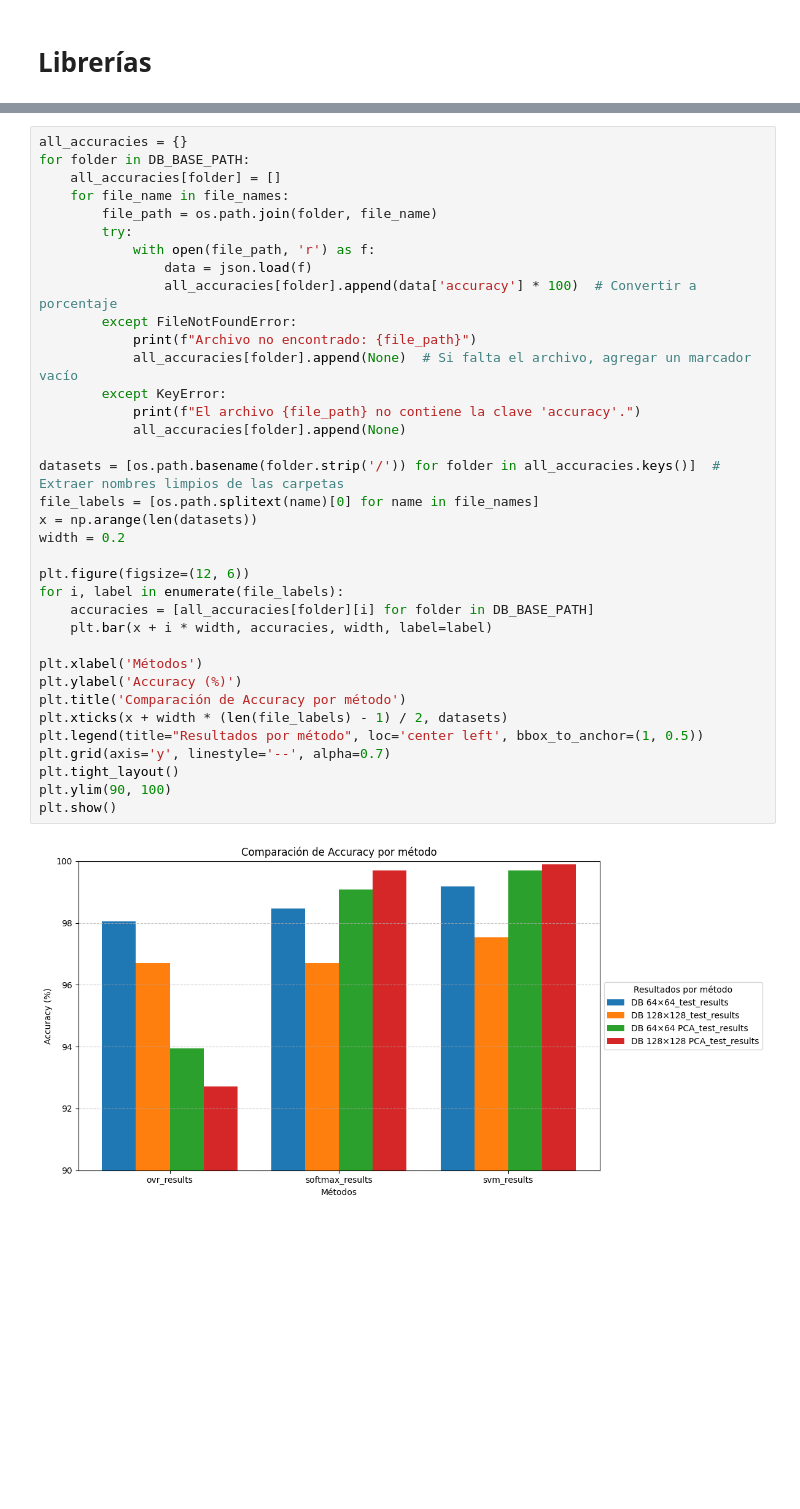
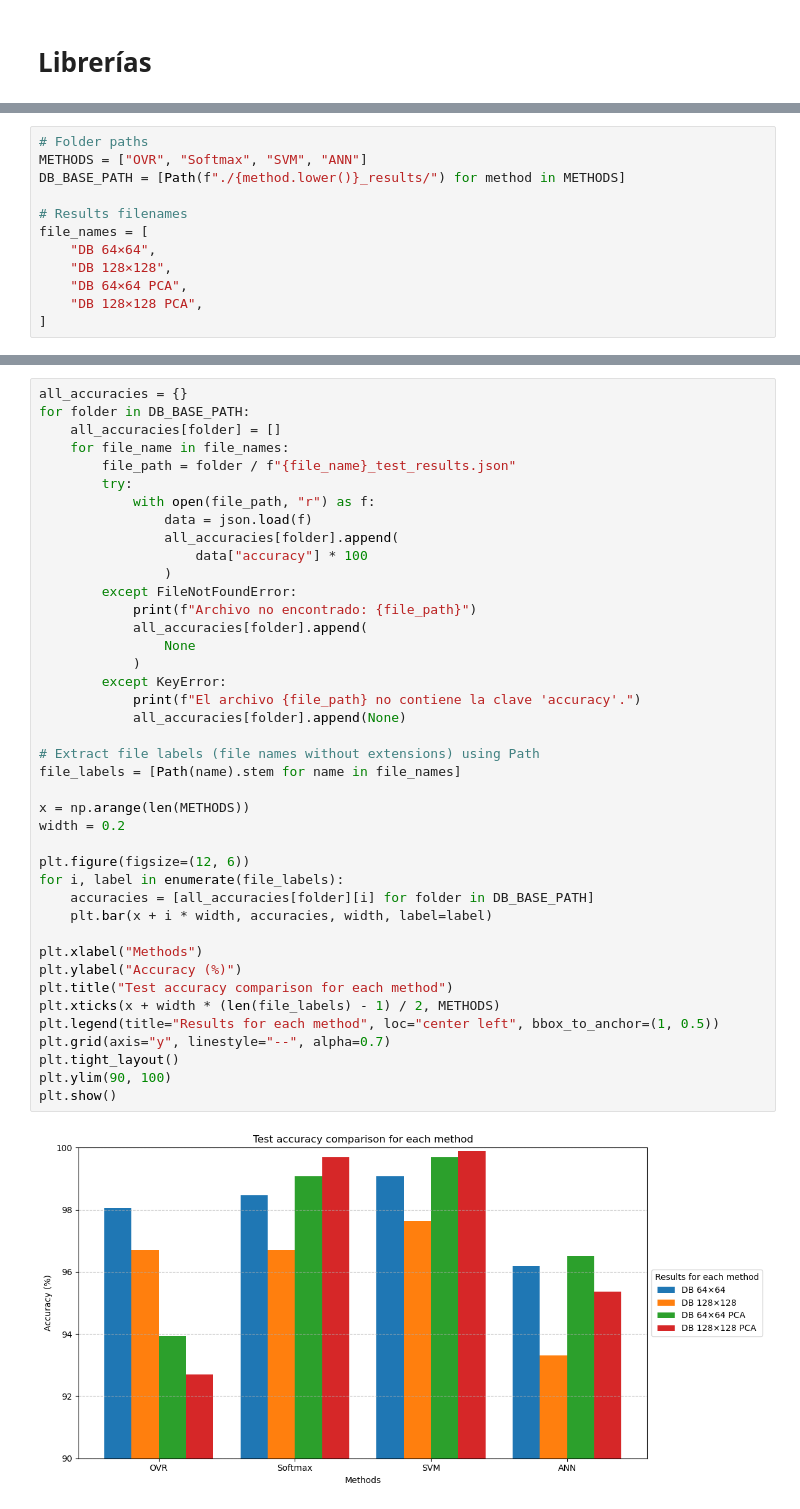
Before and after one commit to cesara-montoya1/tds3-proyecto, a Jupyter notebook: 03_classification/summary.ipynb, the cells around one changed output, grey strips where cells are left out. Drawn from its saved outputs; the diff is of its cells as text; blank space fills up the shorter version.

Commit message:
[Refactor] Added some style, fixed path handling

```diff
--- a/03_classification/summary.ipynb
+++ b/03_classification/summary.ipynb
@@ -28,0 +26,12 @@ file_names = [
+# %%
+# Folder paths
+METHODS = ["OVR", "Softmax", "SVM", "ANN"]
+DB_BASE_PATH = [Path(f"./{method.lower()}_results/") for method in METHODS]
+
+# Results filenames
+file_names = [
+    "DB 64×64",
+    "DB 128×128",
+    "DB 64×64 PCA",
+    "DB 128×128 PCA",
+]
@@ -29,38 +40,43 @@ file_names = [
 # %%
 all_accuracies = {}
 for folder in DB_BASE_PATH:
     all_accuracies[folder] = []
     for file_name in file_names:
-        file_path = os.path.join(folder, file_name)
+        file_path = folder / f"{file_name}_test_results.json"
         try:
-            with open(file_path, 'r') as f:
+            with open(file_path, "r") as f:
                 data = json.load(f)
-                all_accuracies[folder].append(data['accuracy'] * 100)  # Convertir a porcentaje
+                all_accuracies[folder].append(
+                    data["accuracy"] * 100
+                )
         except FileNotFoundError:
             print(f"Archivo no encontrado: {file_path}")
-            all_accuracies[folder].append(None)  # Si falta el archivo, agregar un marcador vacío
+            all_accuracies[folder].append(
+                None
+            )
         except KeyError:
             print(f"El archivo {file_path} no contiene la clave 'accuracy'.")
             all_accuracies[folder].append(None)
 
-datasets = [os.path.basename(folder.strip('/')) for folder in all_accuracies.keys()]  # Extraer nombres limpios de las carpetas
-file_labels = [os.path.splitext(name)[0] for name in file_names]
-x = np.arange(len(datasets))
+# Extract file labels (file names without extensions) using Path
+file_labels = [Path(name).stem for name in file_names]
+
+x = np.arange(len(METHODS))
 width = 0.2
 
 plt.figure(figsize=(12, 6))
 for i, label in enumerate(file_labels):
     accuracies = [all_accuracies[folder][i] for folder in DB_BASE_PATH]
     plt.bar(x + i * width, accuracies, width, label=label)
 
-plt.xlabel('Métodos')
-plt.ylabel('Accuracy (%)')
-plt.title('Comparación de Accuracy por método')
-plt.xticks(x + width * (len(file_labels) - 1) / 2, datasets)
-plt.legend(title="Resultados por método", loc='center left', bbox_to_anchor=(1, 0.5))
-plt.grid(axis='y', linestyle='--', alpha=0.7)
+plt.xlabel("Methods")
+plt.ylabel("Accuracy (%)")
+plt.title("Test accuracy comparison for each method")
+plt.xticks(x + width * (len(file_labels) - 1) / 2, METHODS)
+plt.legend(title="Results for each method", loc="center left", bbox_to_anchor=(1, 0.5))
+plt.grid(axis="y", linestyle="--", alpha=0.7)
 plt.tight_layout()
 plt.ylim(90, 100)
 plt.show()
 # %% [output]
-[figure, old version]
+[figure, new version]
```
Also changed, not shown: parts of 8 cells of this notebook.
